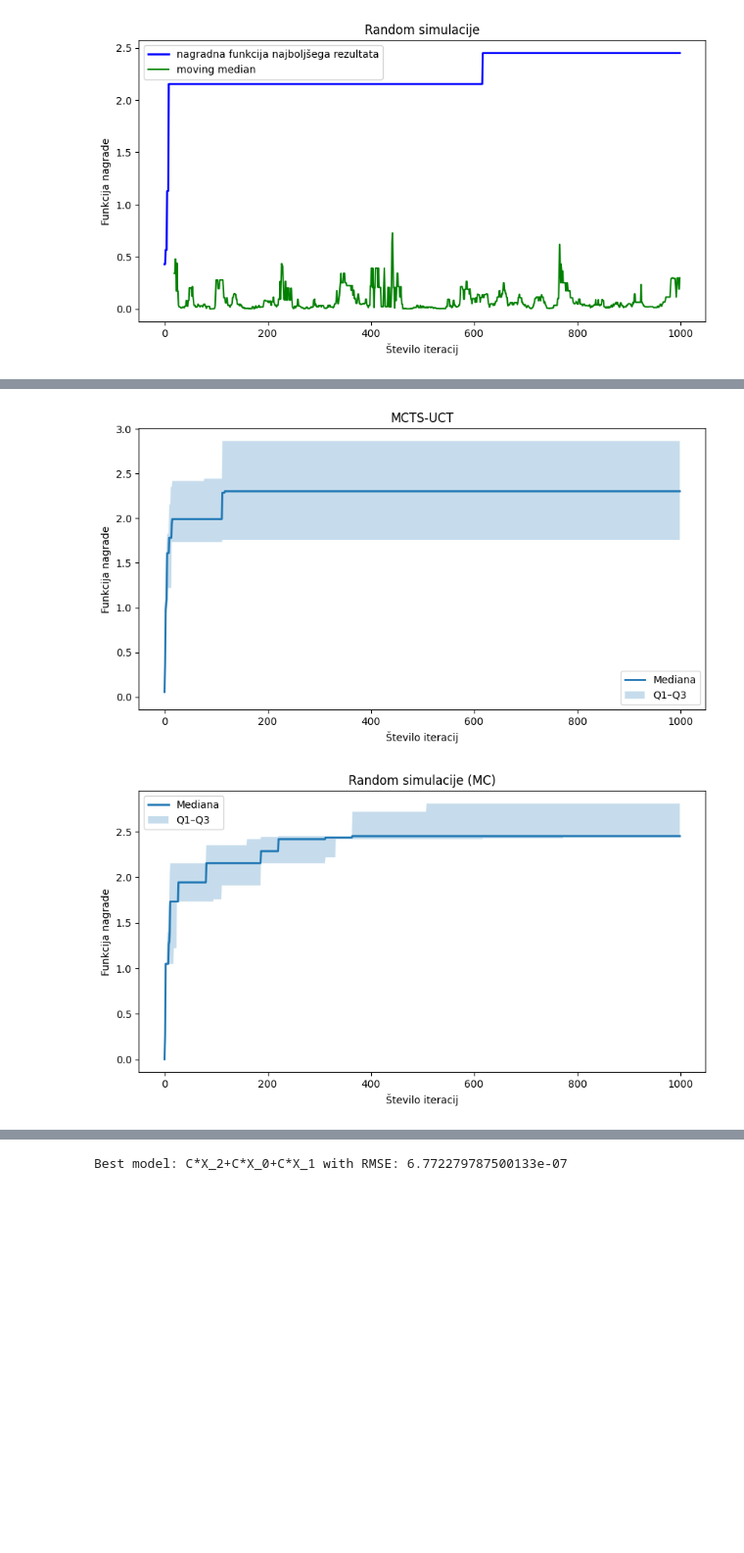
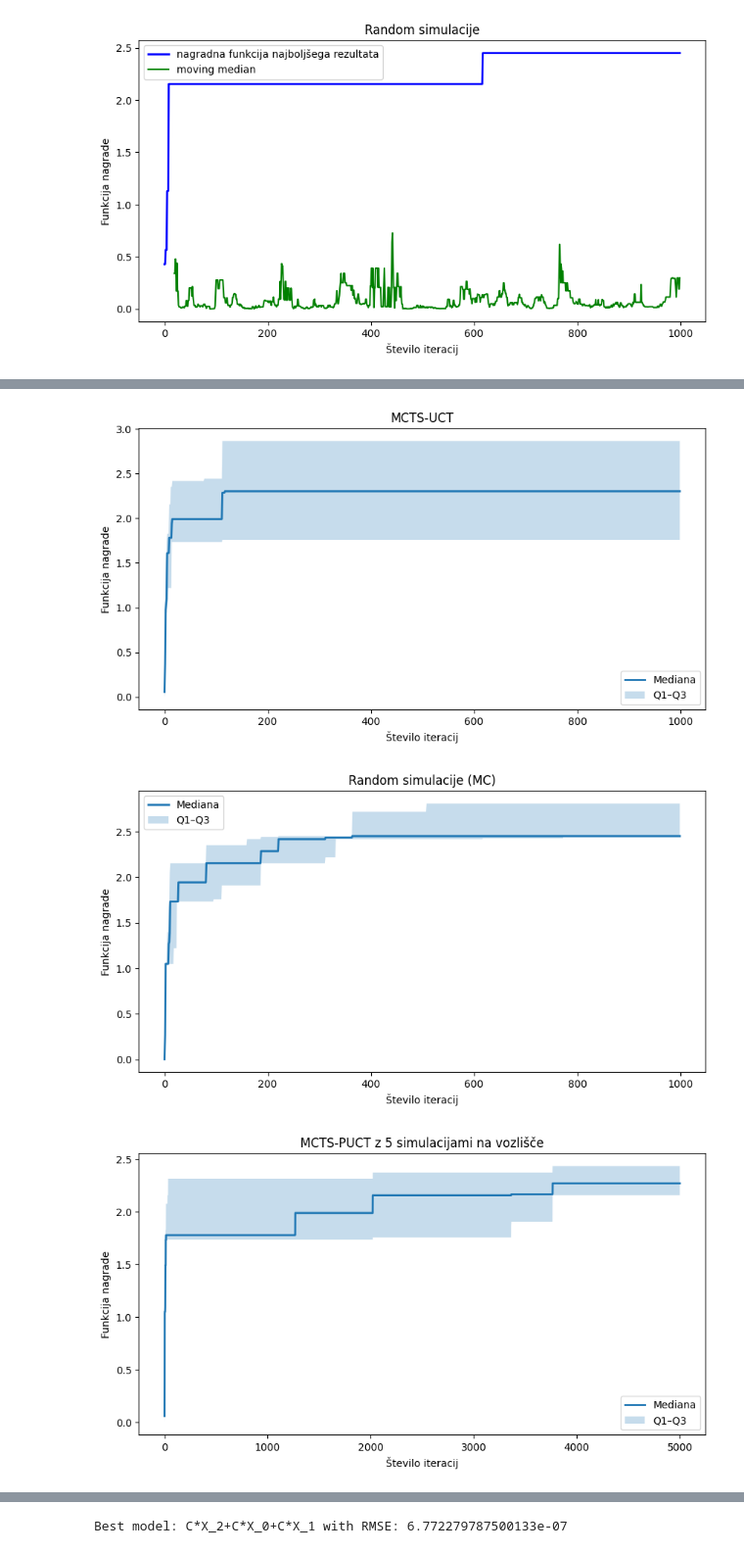
Before and after one commit to tinadrnovsek/mcts-PCFG, a Jupyter notebook: mcts.ipynb, the cells around one changed output, grey strips where cells are left out. Shown at 98% size. Saved outputs shown, nothing was run; the diff lists cells and outputs as text; code cells hidden in the pictures; blank space fills up the shorter version.

```diff
--- a/mcts.ipynb
+++ b/mcts.ipynb
@@ -442,16 +450,21 @@ all_methods = {
             gini_reward,
             random_seed=random_seed
         )
+    ),
+    "MCTS-PUCT_5": run_n_times(
+        lambda random_seed: tree_search_puct.search(N, random_seed=random_seed, k_rollouts=5)
     )
 }
 # %%
 plot_progress_n_runs(all_methods["MCTS-PUCT"], "MCTS-PUCT")
 plot_progress_n_runs(all_methods["MCTS-UCT"], "MCTS-UCT")
 plot_progress_n_runs(all_methods["MC"], "Random simulacije (MC)")
+plot_progress_n_runs(all_methods["MCTS-PUCT_5"], "MCTS-PUCT z 5 simulacijami na vozlišče")
 # %% [output]
 [figure]
 [figure]
 [figure]
+[figure, added]
 # %%
 variables = ["X_0", "X_1"]
 grammar = "E -> E '+' F [0.2] | E '-' F [0.2] | F [0.6]\n"
```
Also changed, not shown: parts of 10 cells of this notebook.
